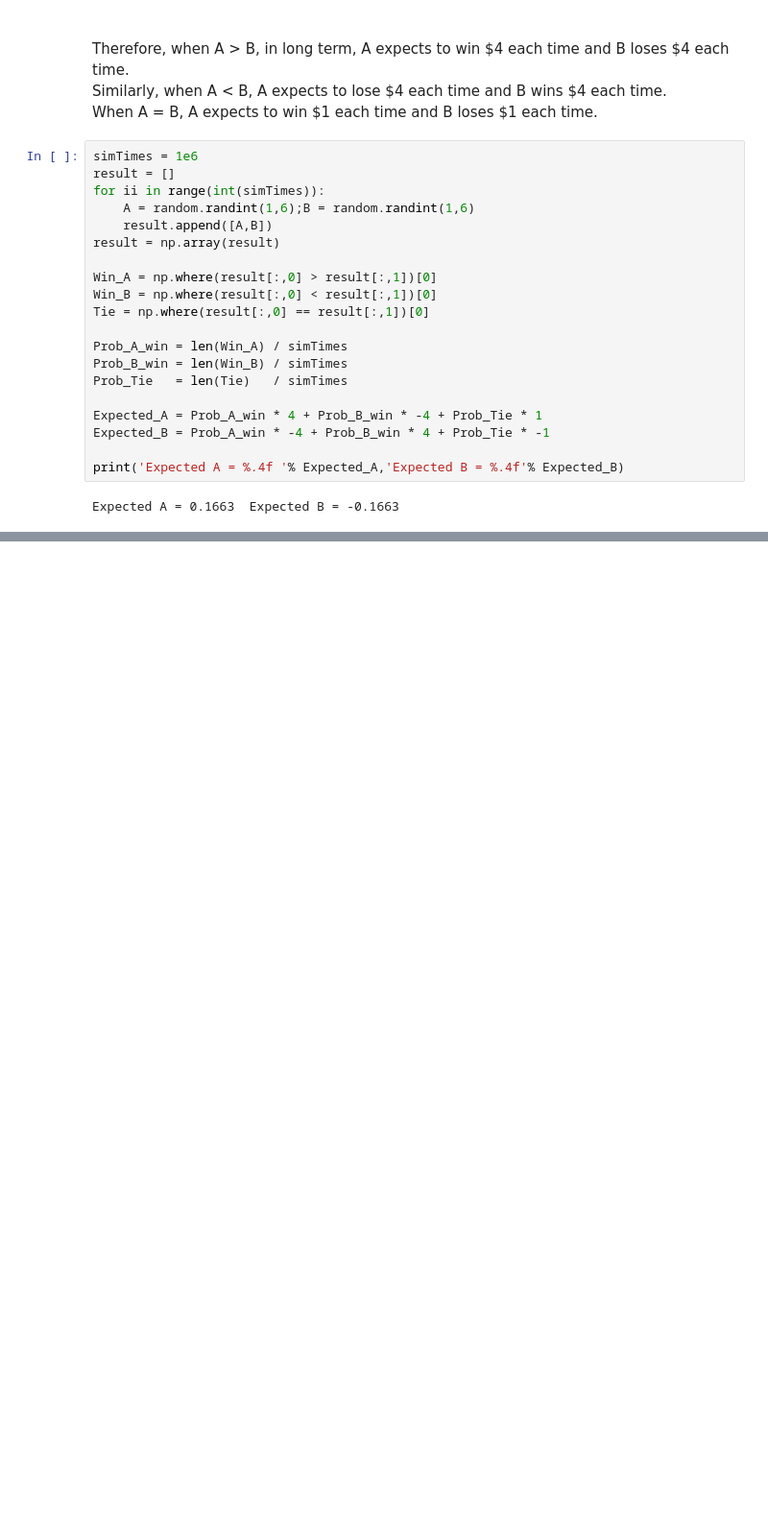
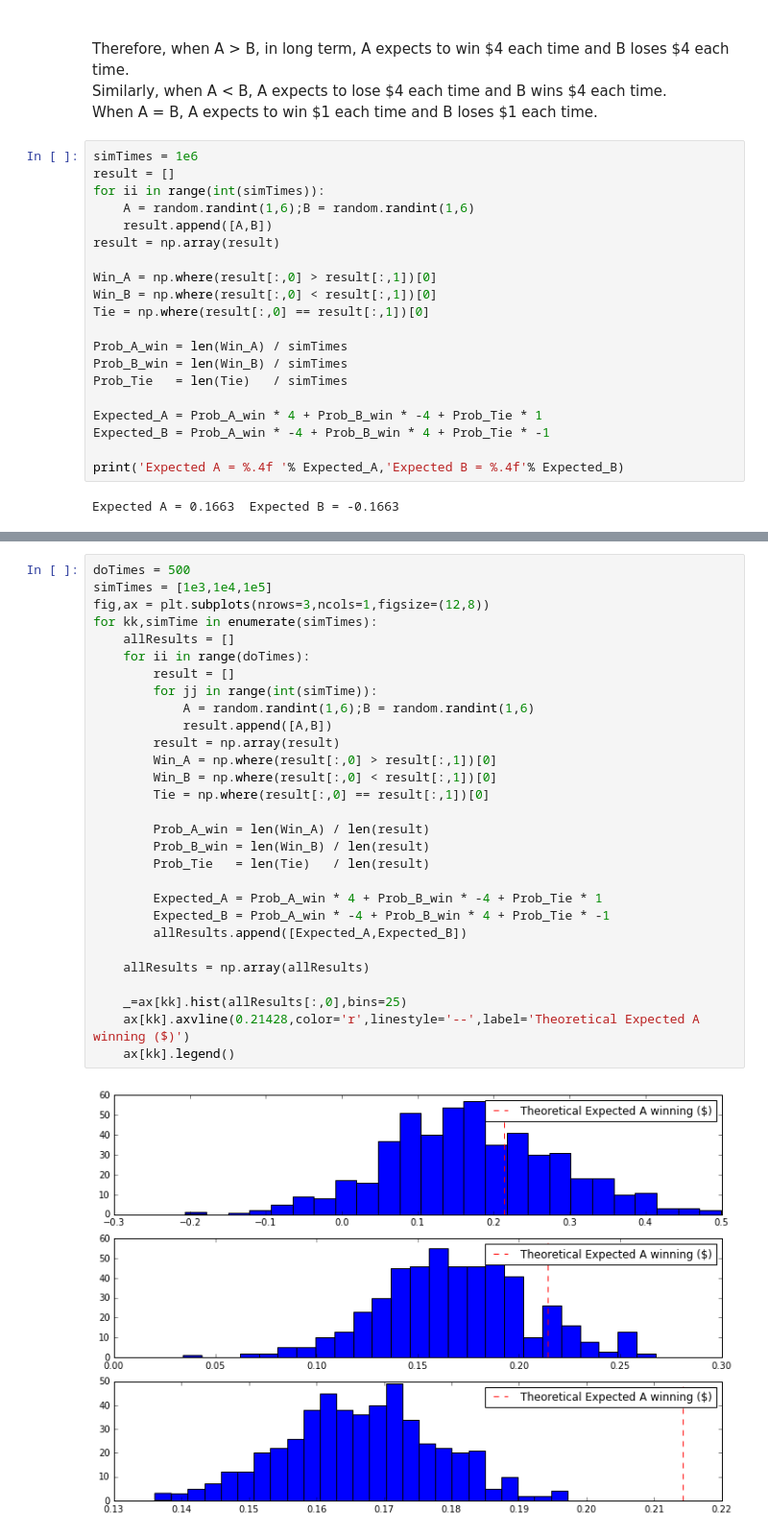
Before and after one commit to nmningmei/intuitive_probability_games, a Jupyter notebook: fivethirtyeight/Riddler Classic - 538.ipynb, the cells around one changed output, grey strips where cells are left out. Shown: that part at 96% size. Saved outputs shown, nothing was run; the diff lists cells and outputs as text; blank space fills up the shorter version.

```diff
--- a/fivethirtyeight/Riddler Classic - 538.ipynb
+++ b/fivethirtyeight/Riddler Classic - 538.ipynb
@@ -52 +57,32 @@ Expected A = 0.1663  Expected B = -0.1663
+# %%
+doTimes = 500
+simTimes = [1e3,1e4,1e5]
+fig,ax = plt.subplots(nrows=3,ncols=1,figsize=(12,8))
+for kk,simTime in enumerate(simTimes):
+    allResults = []
+    for ii in range(doTimes):
+        result = []
+        for jj in range(int(simTime)):
+            A = random.randint(1,6);B = random.randint(1,6)
+            result.append([A,B])
+        result = np.array(result)
+        Win_A = np.where(result[:,0] > result[:,1])[0]
+        Win_B = np.where(result[:,0] < result[:,1])[0]
+        Tie = np.where(result[:,0] == result[:,1])[0]
+
+        Prob_A_win = len(Win_A) / len(result)
+        Prob_B_win = len(Win_B) / len(result)
+        Prob_Tie   = len(Tie)   / len(result)
+
+        Expected_A = Prob_A_win * 4 + Prob_B_win * -4 + Prob_Tie * 1
+        Expected_B = Prob_A_win * -4 + Prob_B_win * 4 + Prob_Tie * -1
+        allResults.append([Expected_A,Expected_B])
+
+    allResults = np.array(allResults)
+
+    _=ax[kk].hist(allResults[:,0],bins=25)
+    ax[kk].axvline(0.21428,color='r',linestyle='--',label='Theoretical Expected A winning ($)')
+    ax[kk].legend()
+# %% [output]
+[figure, added]
 # %%
```
Also changed, not shown: parts of 3 cells of this notebook.
